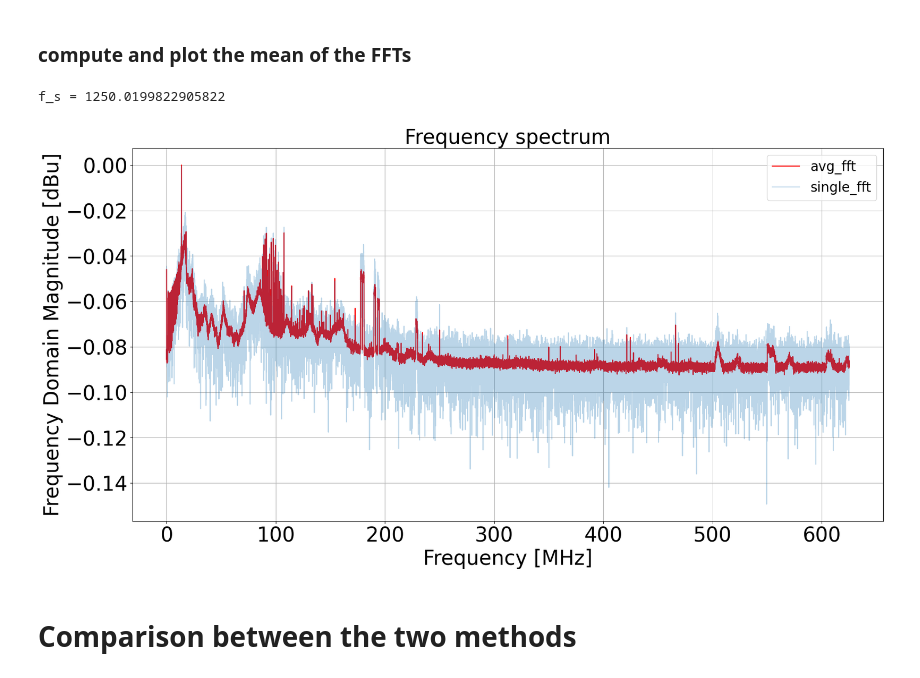
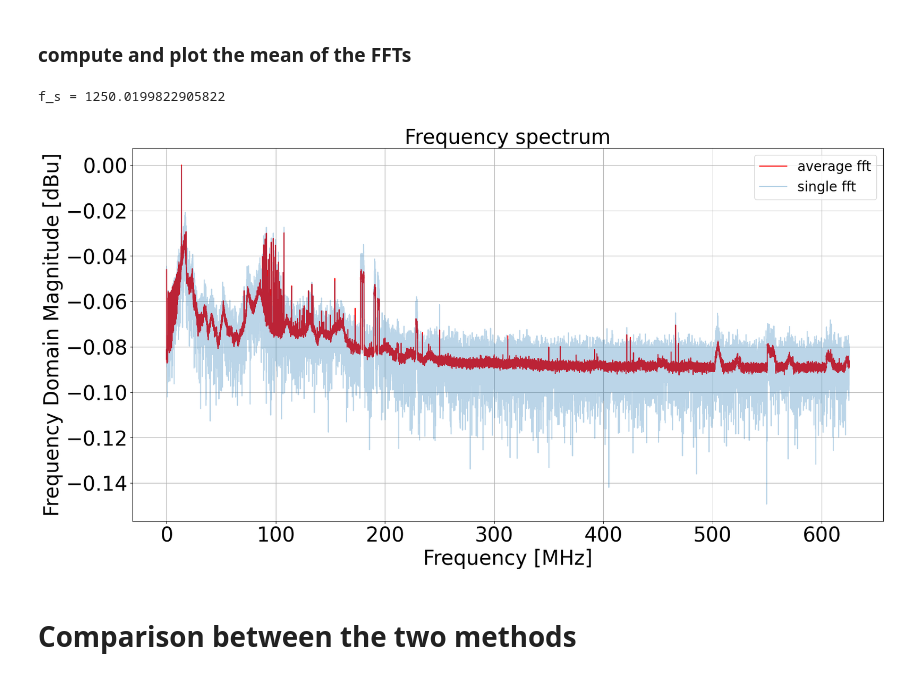
Before and after one commit to giiulia/SummerSchoolProject, a Jupyter notebook: Analysis/avg_wf_VS_avg_fft - Noerrors.ipynb, the cells around one changed output. Cells and saved outputs as stored; diff of their text form; code cells hidden in the pictures.

```diff
--- a/Analysis/avg_wf_VS_avg_fft - Noerrors.ipynb
+++ b/Analysis/avg_wf_VS_avg_fft - Noerrors.ipynb
@@ -243,30 +244,32 @@ f_s_avg_fft = 1250.0199822905822
 # %%
 span_B = times_B[len(times_B)-1]
 f_s = len(times_B) / span_B
 print(f"f_s = {f_s}")
 freqs_B = fft.rfftfreq(all_amplitudes_B.shape[1], 1/f_s) #window lenght, sample spacing
 
 
 plt.figure(figsize=(20, 10))
 #plt.errorbar(freqs, B_dBu, yerr = stds_fft_dBu, fmt='o', markersize = 2, ecolor='red', capsize = 3, capthick=1, elinewidth=1)
-plt.plot(freqs_B, avg_fft_dBu_B, color = 'red', label = 'avg_fft')
-plt.plot(freqs_B, Y_dBu_B, alpha = 0.3, label = 'single_fft')
+plt.plot(freqs_B, avg_fft_dBu_B, color = 'red', label = 'average fft')
+plt.plot(freqs_B, Y_dBu_B, alpha = 0.3, label = 'single fft')
 
 plt.title('Frequency spectrum', fontsize = 30)
 plt.xlabel('Frequency [MHz]', fontsize = 30)
 plt.xticks(fontsize = 30)
 plt.ylabel('Frequency Domain Magnitude [dBu]', fontsize = 30)
 plt.yticks(fontsize = 30)
 plt.grid(True)
 plt.legend(fontsize = 20)
 
 #plt.semilogx()
 
-plt.savefig("070824_15.46/avg_fft.png", format = "png", bbox_inches="tight")
+#plt.savefig("070824_15.46/avg_fft.png", format = "png", bbox_inches="tight")
+#plt.savefig("070824_15.46/avg_fft.pdf", format = "pdf", bbox_inches="tight")
+
 plt.show()
 # %% [output]
 f_s = 1250.0199822905822
-[figure, old version]
+[figure, new version]
 # %% [markdown]
 # Comparison between the two methods
 # %%
```
Also changed, not shown: parts of 2 cells of this notebook, 6 other files.
